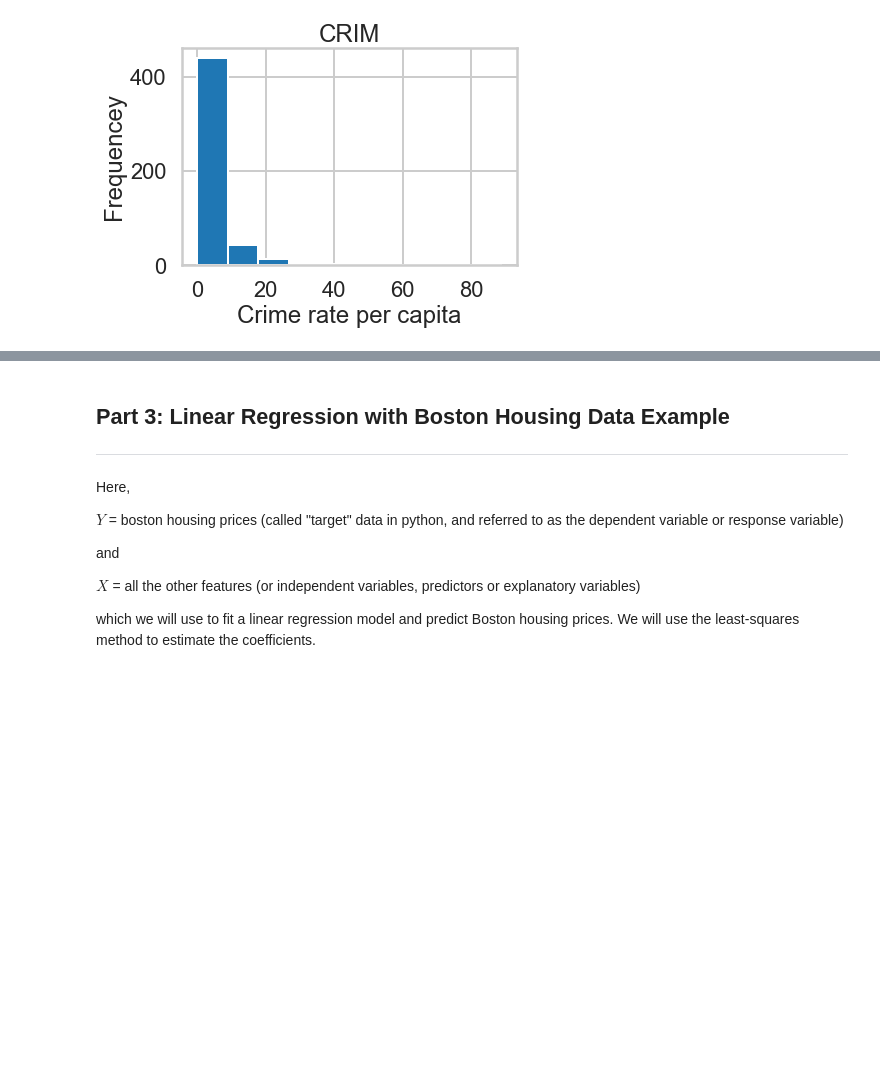
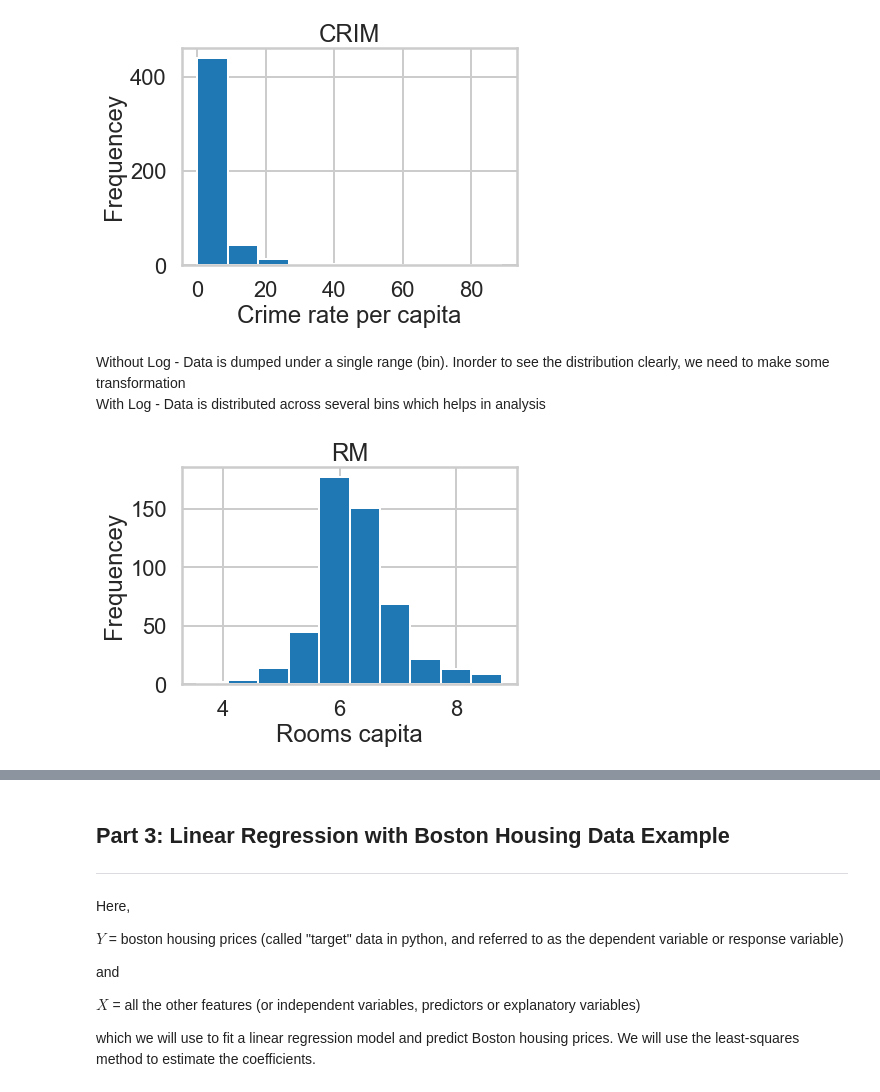
Before and after one commit to Deepak-Sathyanarayanan/ML_Projects, a Jupyter notebook: Linear_Regression.ipynb, the cells around one changed output, grey strips where cells are left out. Drawn from its saved outputs; the diff is of its cells as text; code cells hidden in the pictures; blank space fills up the shorter version.

```diff
--- a/Linear_Regression.ipynb
+++ b/Linear_Regression.ipynb
@@ -353,3 +366,15 @@ plt.ylabel("Frequencey")
 plt.show()
 # %% [output]
 [figure]
+# %% [markdown]
+Without Log - Data is dumped under a single range (bin). Inorder to see the distribution clearly, we need to make some transformation
+<br>
+With Log - Data is distributed across several bins which helps in analysis
+# %%
+plt.hist(bos.RM)
+plt.title("RM")
+plt.xlabel("Rooms capita")
+plt.ylabel("Frequencey")
+plt.show()
+# %% [output]
+[figure, added]
```
Also changed, not shown: parts of 14 cells of this notebook.
